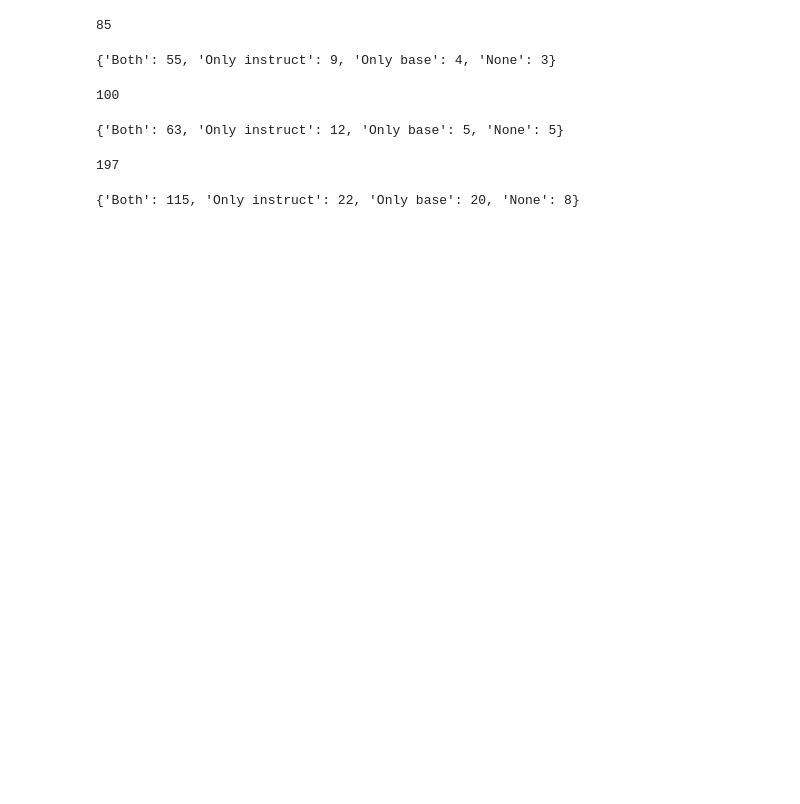
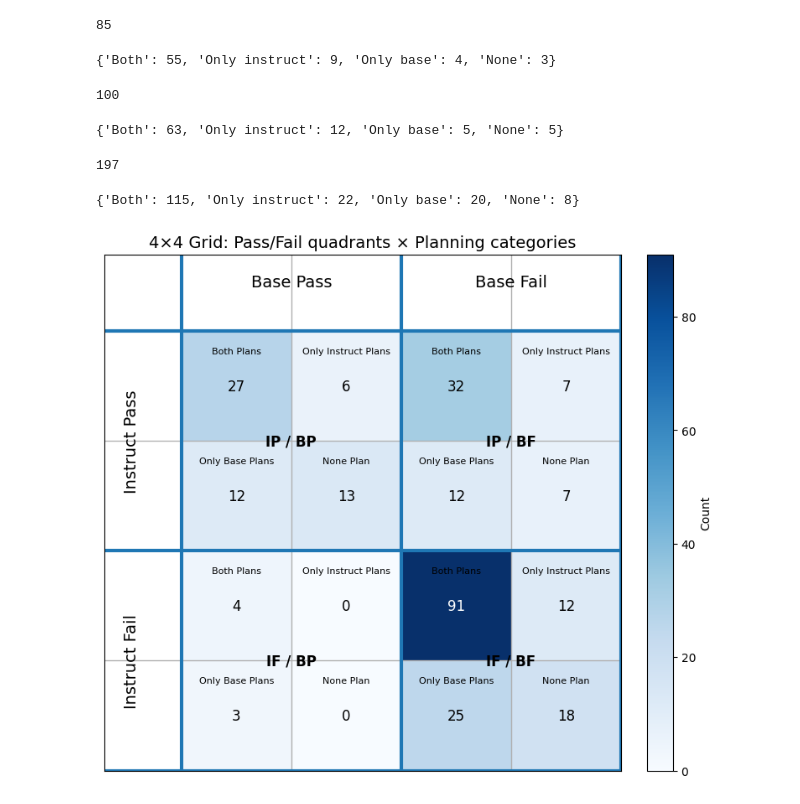
Before and after one commit to ambitious-mechinterp/plan_trace, a Jupyter notebook: notebooks/scale_exp_post_process_V2.ipynb, the cells around one changed output. Drawn from its saved outputs; the diff is of its cells as text; code cells hidden in the pictures; blank space fills up the shorter version.

Commit message:
visualization for 4x4 grid

```diff
--- a/notebooks/scale_exp_post_process_V2.ipynb
+++ b/notebooks/scale_exp_post_process_V2.ipynb
@@ -359,0 +520,5 @@ with open("../data/base_vs_instruct_oracle_V2.json", "w") as f:
+# %%
+ax = plot_4x4_plan_grid(data, with_e = False)
+plt.show()
+# %% [output]
+[figure, added]
```
Also changed, not shown: parts of 2 cells of this notebook.
